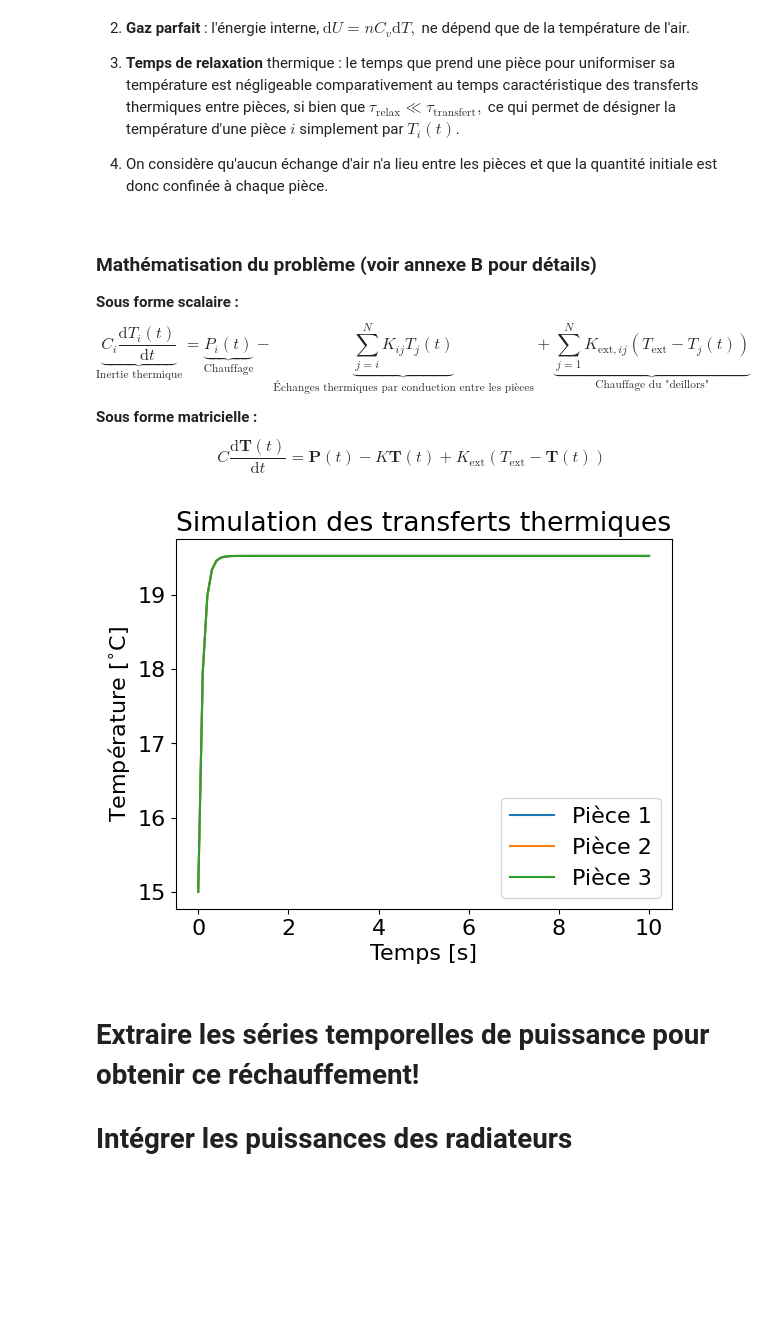
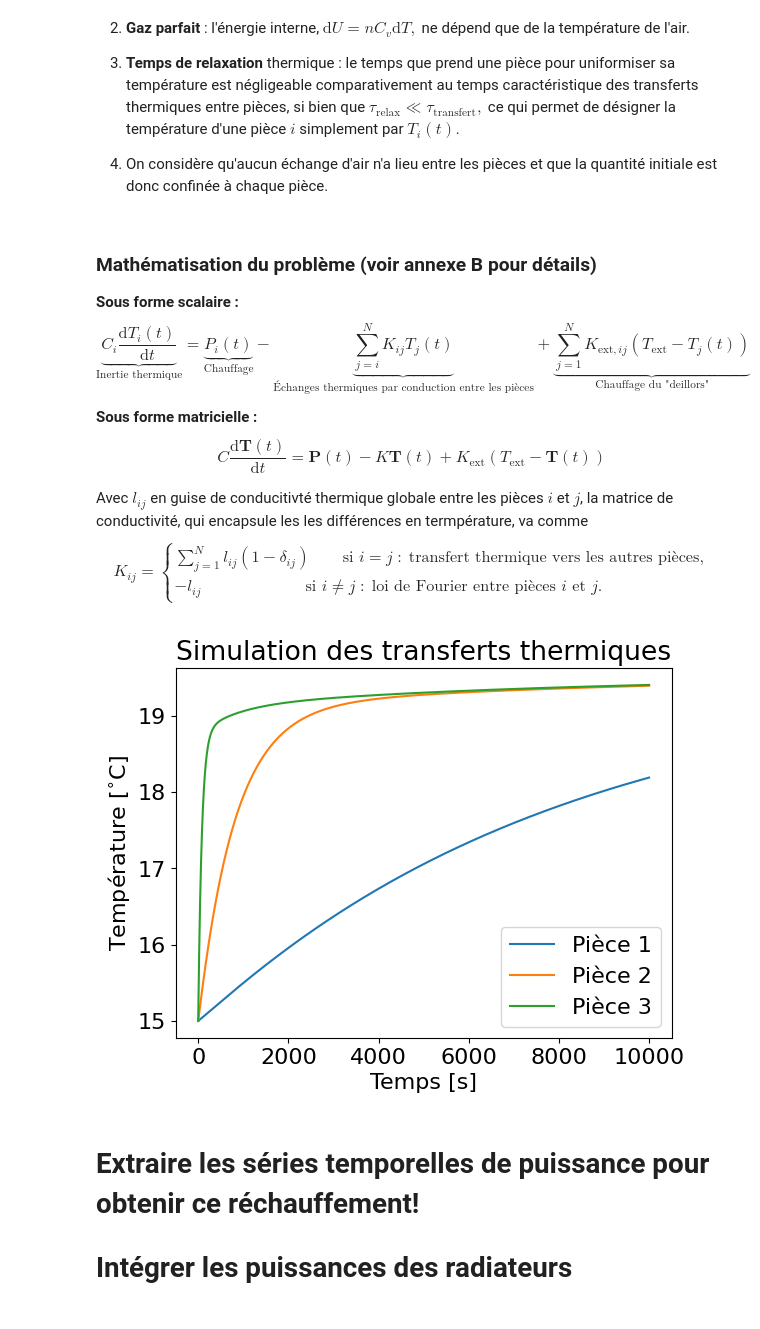
Before and after one commit to arlegare/progfest25, a Jupyter notebook: main.ipynb, the cells around one changed output. Drawn from its saved outputs; the diff is of its cells as text; code cells hidden in the pictures; blank space fills up the shorter version.

```diff
--- a/main.ipynb
+++ b/main.ipynb
@@ -217,6 +260,11 @@ $$
 $$
 C\frac{\text{d}\mathbf{T}(t)}{\text{d}t} = \mathbf{P}(t) - K\mathbf{T}(t) + K_{\mathrm{ext}}\left(T_{\mathrm{ext}} - \mathbf{T}(t)\right)
 $$
+
+Avec $l_{ij}$ en guise de conducitivté thermique globale entre les pièces $i$ et $j$, la matrice de conductivité, qui encapsule les les différences en termpérature, va comme
+$$
+K_{ij} = \begin{cases} \sum_{j=1}^N l_{ij}(1-\delta_{ij}) \hspace{24pt} \text{si }i = j \; : \; \text{transfert thermique vers les autres pièces,}\\ -l_{ij} \hspace{77pt} \text{si }i \neq j \; : \; \text{loi de Fourier entre pièces }i\text{ et }j.\end{cases}
+$$
 # %%
 from simul_chauffage import *
 
@@ -225,38 +273,39 @@ from simul_chauffage import *
 
 # Définir les paramètres
 n_rooms = 3  # Nombre de pièces
-C = np.diag([1.0, 1.0, 1.0])  # Matrice de capacités thermiques (valeurs d'exemple)
+C = np.diag([1.0e5, 1.0e4, 1.0e3])  # Matrice de capacités thermiques (valeurs d'exemple)
 K = np.array([[2.0, -1.0, -1.0], [-1.0, 2.0, -1.0], [-1.0, -1.0, 2.0]])  # Matrice de conductance thermique (valeurs d'exemple)
 K_ext = np.diag([0.5, 0.5, 0.5])  # Matrice de conductance thermique externe (valeurs d'exemple)
 
 # Définir la fonction de température extérieure (exemple : température extérieure constante)
 def T_ext_func(t):
     return np.array([10.0, 10.0, 10.0])
 
 # Définir la fonction de puissance de chauffage (exemple : contrôle proportionnel)
 def P_func(t, T):
     T_desired = np.array([20.0, 20.0, 20.0])
     K_p = 10.0
     return K_p * (T_desired - T)
 
 # Vecteur de température initiale (valeurs d'exemple)
 T0 = np.array([15.0, 15.0, 15.0])
 
 # Vecteur de temps (valeurs d'exemple)
-t = np.linspace(0, 10, 100)
+t_f = 10000
+t = np.linspace(0, t_f, int(t_f*10))
 
 # Simuler le modèle
 T = simulate_thermal_model(C, K, K_ext, T_ext_func, P_func, T0, t)
 
 # Afficher les résultats
 plt.plot(t, T)
 plt.xlabel("Temps [s]")
 plt.ylabel(r"Température [$^{\circ}$C]")
 plt.legend(["Pièce 1", "Pièce 2", "Pièce 3"])
 plt.title('Simulation des transferts thermiques')
 plt.show()
 # %% [output]
-[figure, old version]
+[figure, new version]
 # %% [markdown]
  # Extraire les séries temporelles de puissance pour obtenir ce réchauffement!
  # Intégrer les puissances des radiateurs
```
Also changed, not shown: parts of 12 cells of this notebook, 3 other files.
